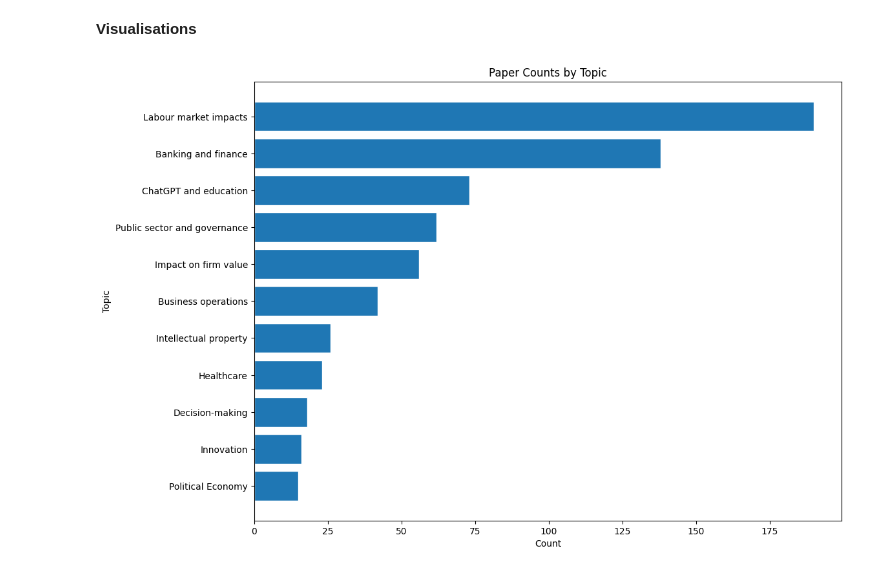
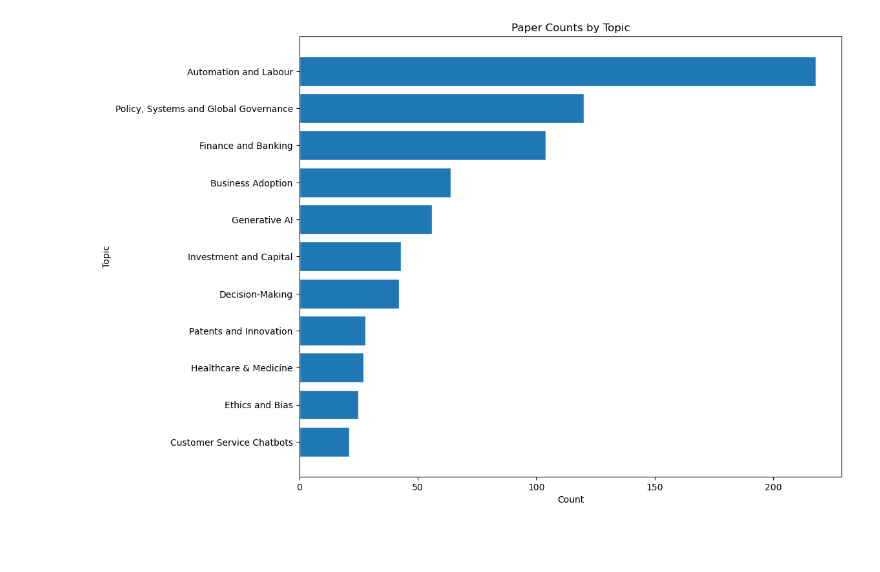
Before and after one commit to jlpoquiz/ailandscapeproject, a Jupyter notebook: Code/8_topic_modeling_wps.ipynb, the cells around one changed output. Cells and saved outputs as stored; diff of their text form; code cells hidden in the pictures; blank space fills up the shorter version.

```diff
--- a/Code/8_topic_modeling_wps.ipynb
+++ b/Code/8_topic_modeling_wps.ipynb
@@ -455,0 +321,5 @@ papers_topics
+# %%
+# choose topic size and run, this is the best model
+topics, probs, topic_model = create_topic_model(documents, 15, embeddings)
+topic_df = topic_model.get_topic_info()
+topic_df
@@ -455,0 +700,17 @@ papers_topics
+# %%
+custom_topic_labels = {
+    -1: "",
+    0: "Automation and Labour",
+    1: "Finance and Banking",
+    2: "Policy, Systems and Global Governance",
+    3: "Business Adoption",
+    4: "Generative AI",
+    5: "Investment and Capital",
+    6: "Healthcare & Medicine",
+    7: "Patents and Innovation",
+    8: "Decision-Making",
+    9: "Customer Service Chatbots",
+    10: "Ethics and Bias"
+}
+
+topic_model.set_topic_labels(custom_topic_labels)
@@ -738,17 +999,0 @@ Model saved successfully!
-# %%
-custom_topic_labels = {
-    -1: "General",
-    0: "Labour market impacts",
-    1: "Banking and finance",
-    2: "GenAI, education and knowledge",
-    3: "Public sector and governance",
-    4: "Impact on firm value",
-    5: "Business operations",
-    6: "Intellectual property",
-    7: "Healthcare",
-    8: "Decision-making",
-    9: "Innovation",
-    10: "Political Economy"
-}
-
-topic_model.set_topic_labels(custom_topic_labels)
@@ -774,24 +1022,24 @@ topic_df
-# %% [markdown]
-**Visualisations**
 # %%
 # Paper counts by topic
 
 # Filter out the '-1' topic
 proper_topics = topic_df[topic_df['Topic'] != -1]
+
+# Sort by count (topic size)
+proper_topics = proper_topics.sort_values('Count', ascending=True)
 
 # Creating the bar chart
 plt.figure(figsize=(12, 8))
 plt.barh(proper_topics['Label'], proper_topics['Count'], edgecolor="white")
 plt.xlabel("Count")
 plt.ylabel("Topic")
 plt.title("Paper Counts by Topic")
-plt.gca().invert_yaxis()  # Invert y-axis for better readability
 plt.tight_layout(pad=2)
 
 # Saving the figure to a file
-file_path = "images/counts.pdf"
+file_path = "images/wp_counts.pdf"
 plt.savefig(file_path, format="pdf", bbox_inches="tight")
 plt.show()
 # %% [output]
-[figure, old version]
+[figure, new version]
 # %%
```
Also changed, not shown: parts of 87 cells of this notebook.
